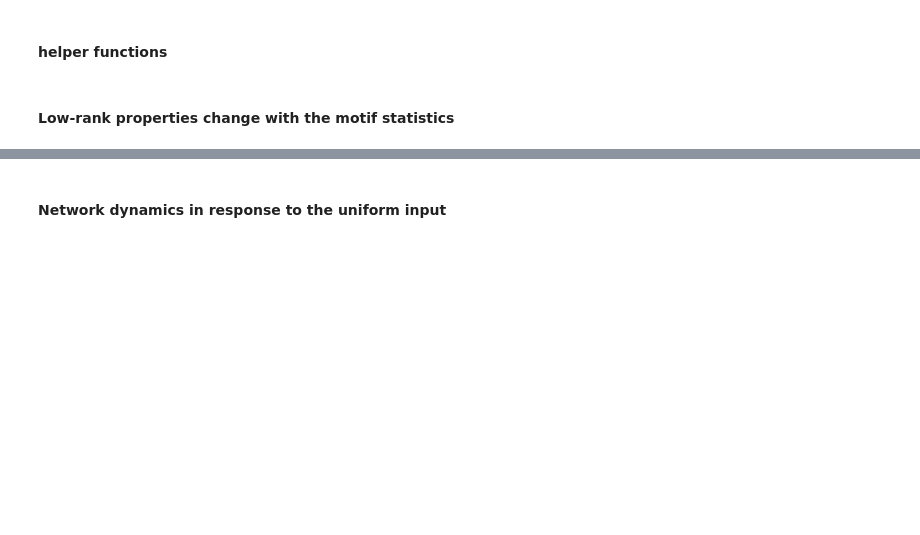
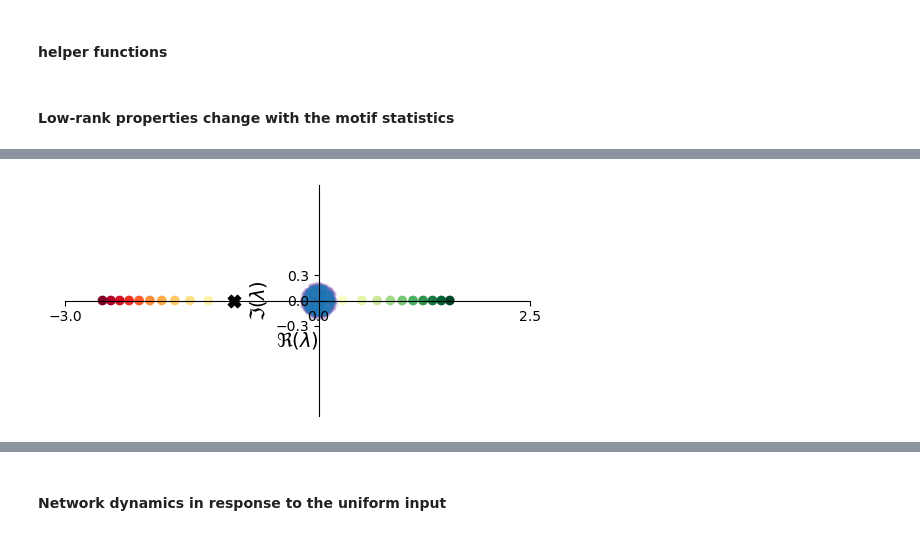
Before and after one commit to Network-Dynamics-and-Computations/Impact_of_Local_Connectivity_Patterns_on_Excitatory-Inhibitory_Network_Dynamics, a Jupyter notebook: Fig2_5_6_Gaussian_matrix.ipynb, the cells around one changed output, grey strips where cells are left out. Saved outputs shown, nothing was run; the diff lists cells and outputs as text; code cells hidden in the pictures; blank space fills up the shorter version.

Commit message:
Refine
polish the code and show Example figures %inline

```diff
--- a/Fig2_5_6_Gaussian_matrix.ipynb
+++ b/Fig2_5_6_Gaussian_matrix.ipynb
@@ -428,15 +333 @@ if rerun_conn:
             z_pre = zr.copy() #### this is important!!!!!
-# %%
-data_name = "/Users/shaoyuxiu/Library/CloudStorage/Dropbox/DailyWork/Allen_project/preparation4paper_Data/19Mar_eigenvectors_corrected/Gaussian_data/ConnStats_Gauss_19MarPRX_normlr_N1000.npz"# Used for eigenvector corresponding to the dynamics
-# data_name = "E:/Dropbox/DailyWork/Allen_project/preparation4paper_Data/19Mar_eigenvectors_corrected/Gaussian_data/ConnStats_Gauss_19MarPRX_normlr_N1000.npz"# Used for eigenvector corresponding to the dynamics
-data = np.load(data_name,allow_pickle=True)
-### also loading other variables
-eigvchn_series = data['eigvchn_series']
-# eigrvec_series = data['eigrvec_series']
-# eiglvec_series = data['eiglvec_series']
-params = data['params']
-# firing_rateeq = data['firing_rateeq']
-# intg_ml0 = data['intg_ml0']
-# intg_mr = data['intg_mr']
-# intg_ml = data['intg_ml']
-params
@@ -742,0 +496,63 @@ def list_to_dict(lst, string):
+# %%
+''' Fig 2a '''
+fig,ax=plt.subplots(figsize=(6,3))
+### plot the mean of the eigenvalues, how it changes with tau_series
+### colormap gradiently changes with the tau_series
+cm = plt.cm.YlOrRd
+### the mean of the first eigenvalue
+mean_eigvchn = np.mean(eigvchn_series[idx_eff,:,0].real,axis=0)
+# sc=ax.scatter(mean_eigvchn,-0.1*np.ones(ntau),c=tau_series,cmap=cm)
+sc=ax.scatter(mean_eigvchn,np.zeros(ntau),c=tau_series+0.1,cmap=cm)
+### the mean of the second eigenvalue
+cm = plt.cm.YlGn
+mean_eigvchn = np.mean(eigvchn_series[idx_eff,:,1].real,axis=0)
+sc=ax.scatter(mean_eigvchn,np.zeros(ntau),c=tau_series+0.1,cmap=cm)
+
+ax.set_xlabel(r'$\Re(\lambda)$',fontsize=14)
+### set double ylabels
+ax.set_ylabel(r'$\Im(\lambda)$',fontsize=14)
+ax2 = ax.twinx()
+
+color = 'tab:gray'
+ax2.tick_params(axis ='y', labelcolor = color)
+ax2.set_yticks([])
+ax2.spines['bottom'].set_color('none')
+### set other x-axis invisible
+ax2.spines['top'].set_color('none')
+ax2.spines['right'].set_color('none')
+ax2.spines['left'].set_color('none')
+### refine the plot
+# ax.set_xlim([-3,2])
+# ax.set_ylim([-0.3,0.3])
+ax.set_xlim([-1.8,0.8])
+ax.set_ylim([-0.3,0.3])
+
+ax.set_aspect('equal')
+ax.spines['bottom'].set_position(('data',0))
+### set other x-axis invisible
+ax.spines['top'].set_color('none')
+ax.spines['right'].set_color('none')
+ax.spines['left'].set_position(('data',0))
+## set the x and y ticks
+ax.set_xticks([-1.5,0,0.5])
+ax.set_yticks([-0.3,0,0.3])
+
+ax.set_xticks([-3,0,2.5])
+ax.set_yticks([-0.3,0,0.3])
+
+### plot a circle with the radius of the last radius_num_map
+ax.add_patch(plt.Circle((0,0),radius_theo_map[-1],color='tab:blue',fill=False,linewidth=1.5,alpha=1))
+### plot a circle with the radius of the first radius_num_map
+ax.add_patch(plt.Circle((0,0),radius_theo_map[0],color='tab:purple',fill=False,linewidth=1.5,alpha=0.5,linestyle='--'))
+
+ktrial_index = 16
+### scatter plot the eigenvalue bulk of this trial
+### randomly select 500 points
+idx_random = np.random.choice(np.arange(2,N),size=500,replace=False)
+ax.scatter(eigvchn_series[ktrial_index,0,idx_random].real,eigvchn_series[ktrial_index,0,idx_random].imag,color='tab:purple', s=5,alpha=0.15)
+ax.scatter(eigvchn_series[ktrial_index,-1,idx_random].real,eigvchn_series[ktrial_index,-1,idx_random].imag,color='tab:blue', s=5,alpha=0.2)
+### also plot the original eigenvalue outlier: JE-JI, using red color and X marker
+ax.scatter(JE-JI,0,color='black',marker='X',s=80,alpha=1)
+plt.show()
+# %% [output]
+[figure, added]
```
Also changed, not shown: parts of 67 cells of this notebook, 6 other files.
